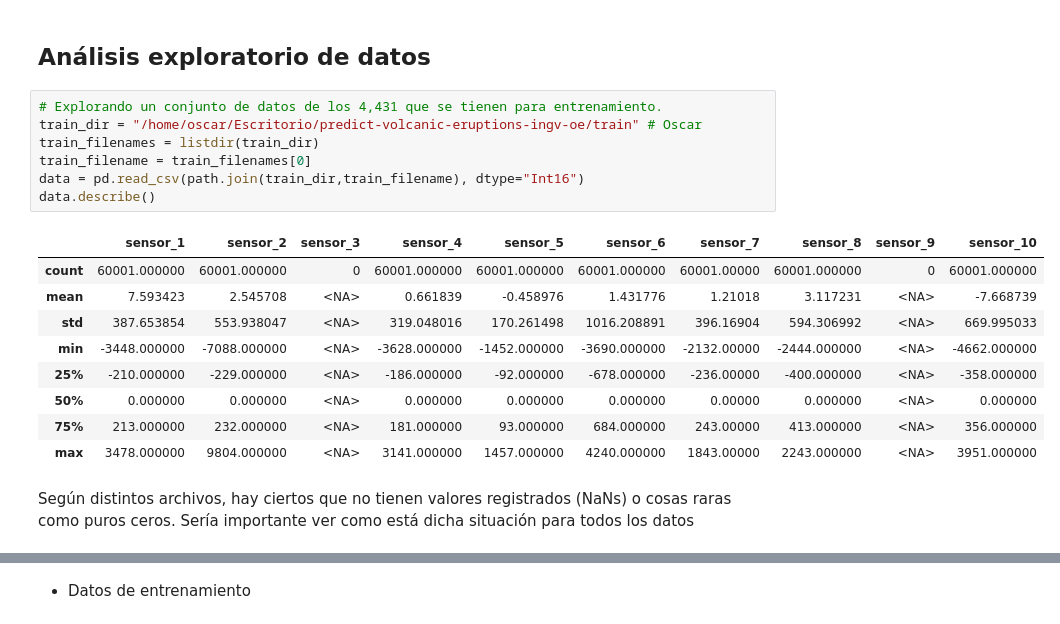
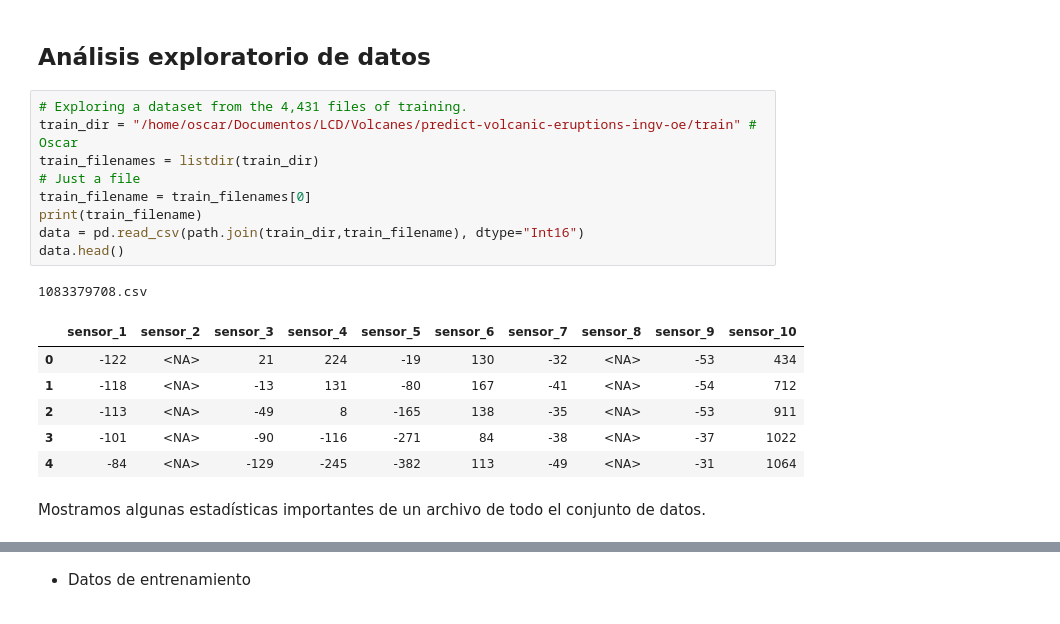
Before and after one commit to DanteBM/PronosticoErupciones, a Jupyter notebook: notebooks/NotebookMaestro.ipynb, the cells around one changed output, grey strips where cells are left out. Cells and saved outputs as stored; diff of their text form.

```diff
--- a/notebooks/NotebookMaestro.ipynb
+++ b/notebooks/NotebookMaestro.ipynb
@@ -28,21 +38,21 @@ from scipy.signal import find_peaks, find_peaks_cwt, peak_prominences, periodogr
 # %% [markdown]
 ## Análisis exploratorio de datos
 # %%
-# Explorando un conjunto de datos de los 4,431 que se tienen para entrenamiento.
-train_dir = "/home/oscar/Escritorio/predict-volcanic-eruptions-ingv-oe/train" # Oscar
+# Exploring a dataset from the 4,431 files of training.
+train_dir = "/home/oscar/Documentos/LCD/Volcanes/predict-volcanic-eruptions-ingv-oe/train" # Oscar
 train_filenames = listdir(train_dir)
+# Just a file
 train_filename = train_filenames[0]
+print(train_filename)
 data = pd.read_csv(path.join(train_dir,train_filename), dtype="Int16")
-data.describe()
+data.head()
 # %% [output]
+1083379708.csv
 |  | sensor_1 | sensor_2 | sensor_3 | sensor_4 | sensor_5 | sensor_6 | sensor_7 | sensor_8 | sensor_9 | sensor_10 |
-| count | 60001.000000 | 60001.000000 | 0 | 60001.000000 | 60001.000000 | 60001.000000 | 60001.00000 | 60001.000000 | 0 | 60001.000000 |
-| mean | 7.593423 | 2.545708 | <NA> | 0.661839 | -0.458976 | 1.431776 | 1.21018 | 3.117231 | <NA> | -7.668739 |
-| std | 387.653854 | 553.938047 | <NA> | 319.048016 | 170.261498 | 1016.208891 | 396.16904 | 594.306992 | <NA> | 669.995033 |
-| min | -3448.000000 | -7088.000000 | <NA> | -3628.000000 | -1452.000000 | -3690.000000 | -2132.00000 | -2444.000000 | <NA> | -4662.000000 |
-| 25% | -210.000000 | -229.000000 | <NA> | -186.000000 | -92.000000 | -678.000000 | -236.00000 | -400.000000 | <NA> | -358.000000 |
-| 50% | 0.000000 | 0.000000 | <NA> | 0.000000 | 0.000000 | 0.000000 | 0.00000 | 0.000000 | <NA> | 0.000000 |
-| 75% | 213.000000 | 232.000000 | <NA> | 181.000000 | 93.000000 | 684.000000 | 243.00000 | 413.000000 | <NA> | 356.000000 |
-| max | 3478.000000 | 9804.000000 | <NA> | 3141.000000 | 1457.000000 | 4240.000000 | 1843.00000 | 2243.000000 | <NA> | 3951.000000 |
+| 0 | -122 | <NA> | 21 | 224 | -19 | 130 | -32 | <NA> | -53 | 434 |
+| 1 | -118 | <NA> | -13 | 131 | -80 | 167 | -41 | <NA> | -54 | 712 |
+| 2 | -113 | <NA> | -49 | 8 | -165 | 138 | -35 | <NA> | -53 | 911 |
+| 3 | -101 | <NA> | -90 | -116 | -271 | 84 | -38 | <NA> | -37 | 1022 |
+| 4 | -84 | <NA> | -129 | -245 | -382 | 113 | -49 | <NA> | -31 | 1064 |
-# %% [markdown]
-Según distintos archivos, hay ciertos que no tienen valores registrados (NaNs) o cosas raras como puros ceros. Sería importante ver como está dicha situación para todos los datos
+# %% [markdown]
+Mostramos algunas estadísticas importantes de un archivo de todo el conjunto de datos.
```
Also changed, not shown: parts of 93 cells of this notebook.
